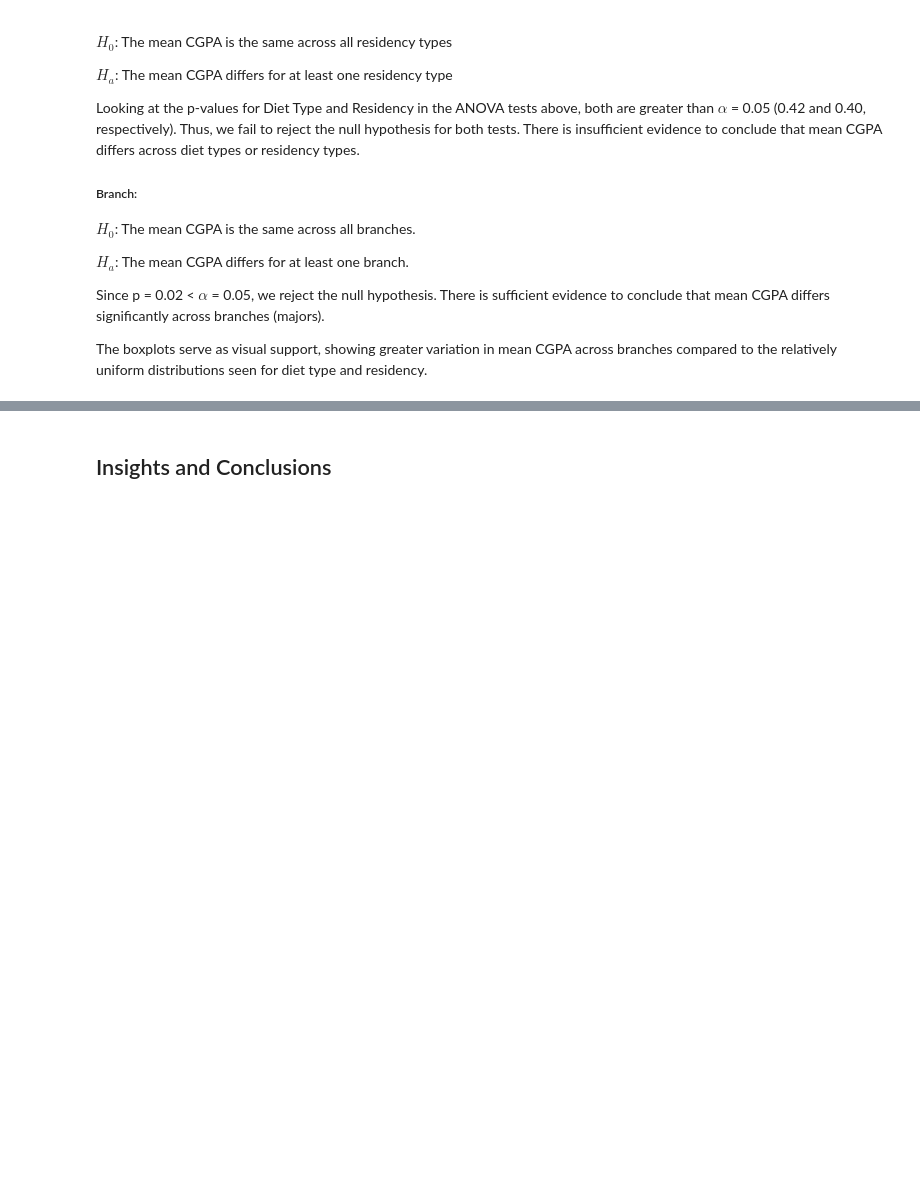
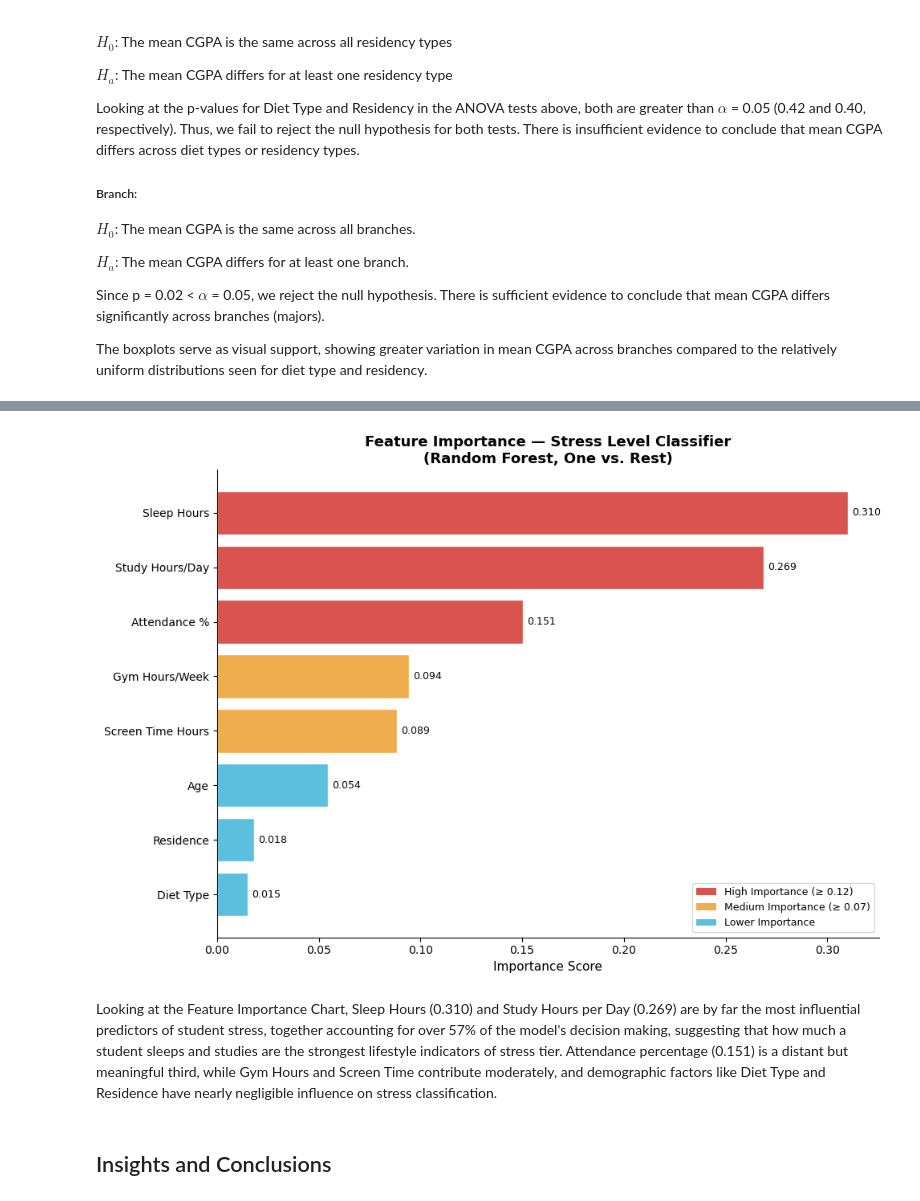
Before and after one commit to arajah574/arajah574.github.io, a Jupyter notebook: Semester_Project.ipynb, the cells around one changed output, grey strips where cells are left out. Drawn from its saved outputs; the diff is of its cells as text; code cells hidden in the pictures; blank space fills up the shorter version.

```diff
--- a/Semester_Project.ipynb
+++ b/Semester_Project.ipynb
@@ -269,3 +460,44 @@ plt.show()
+# %%
+# Feature importance
+
+importances = clf.feature_importances_
+
+display_names = [
+    "Age", "Study Hours/Day", "Sleep Hours", "Screen Time Hours",
+    "Gym Hours/Week", "Diet Type", "Attendance %", "Residence"
+]
+
+feat_df = pd.DataFrame({
+    "Feature": display_names,
+    "Importance": importances
+}).sort_values("Importance", ascending=True)
+
+colors = ["#d9534f" if v >= 0.12 else "#f0ad4e" if v >= 0.07 else "#5bc0de"
+          for v in feat_df["Importance"]]
+
+fig, ax = plt.subplots(figsize=(10, 7))
+bars = ax.barh(feat_df["Feature"], feat_df["Importance"], color=colors, edgecolor="white")
+
+for bar, val in zip(bars, feat_df["Importance"]):
+    ax.text(val + 0.002, bar.get_y() + bar.get_height() / 2,
+            f"{val:.3f}", va="center", fontsize=9)
+
+legend_elements = [
+    Patch(facecolor="#d9534f", label="High Importance (≥ 0.12)"),
+    Patch(facecolor="#f0ad4e", label="Medium Importance (≥ 0.07)"),
+    Patch(facecolor="#5bc0de", label="Lower Importance")
+]
+ax.legend(handles=legend_elements, loc="lower right", fontsize=9)
+ax.set_xlabel("Importance Score", fontsize=11)
+ax.set_title("Feature Importance — Stress Level Classifier\n(Random Forest, One vs. Rest)",
+             fontsize=13, fontweight="bold")
+ax.spines[["top", "right"]].set_visible(False)
+plt.tight_layout()
+plt.show()
+# %% [output]
+[figure, added]
+# %% [markdown]
+Looking at the Feature Importance Chart, Sleep Hours (0.310) and Study Hours per Day (0.269) are by far the most influential predictors of student stress, together accounting for over 57% of the model's decision making, suggesting that how much a student sleeps and studies are the strongest lifestyle indicators of stress tier. Attendance percentage (0.151) is a distant but meaningful third, while Gym Hours and Screen Time contribute moderately, and demographic factors like Diet Type and Residence have nearly negligible influence on stress classification.
 # %% [markdown]
 ## Insights and Conclusions
 # %% [markdown]
```
Also changed, not shown: parts of 27 cells of this notebook, 1 other file.
